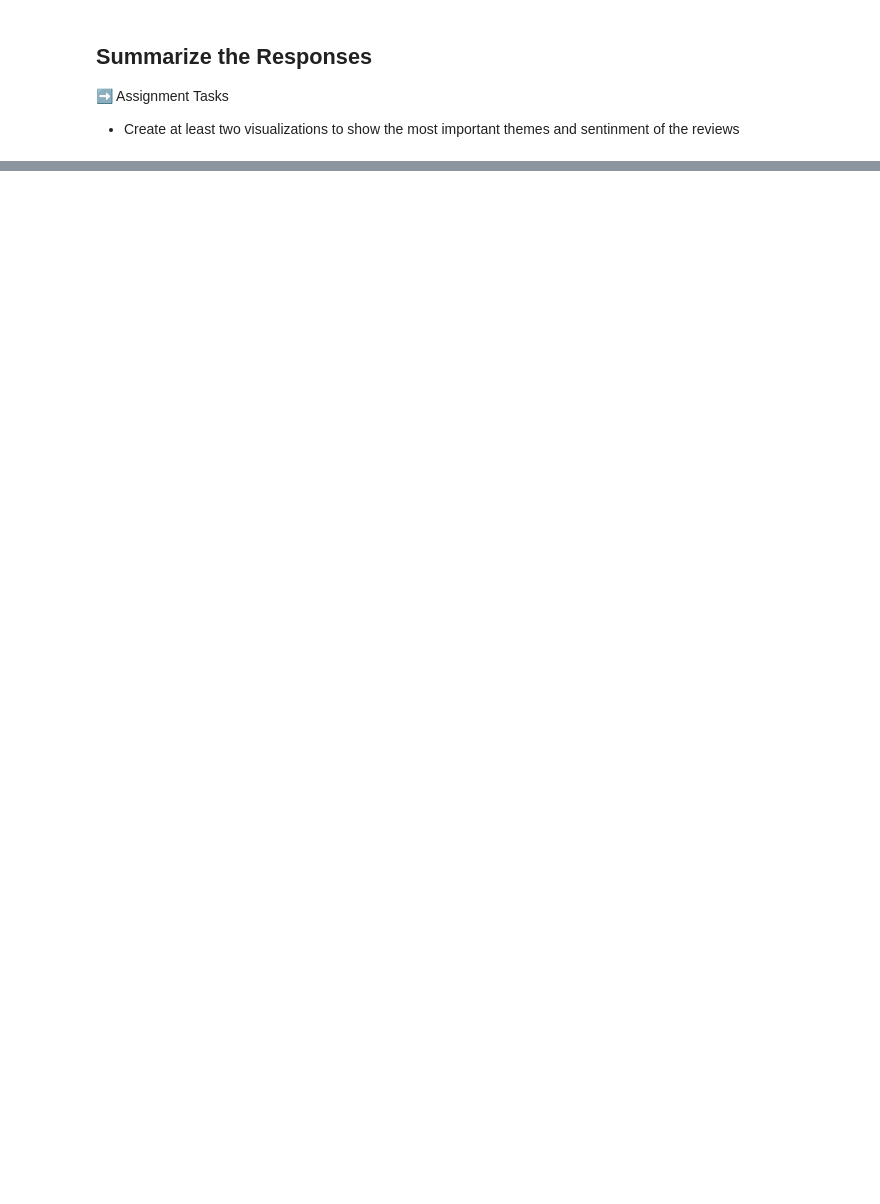
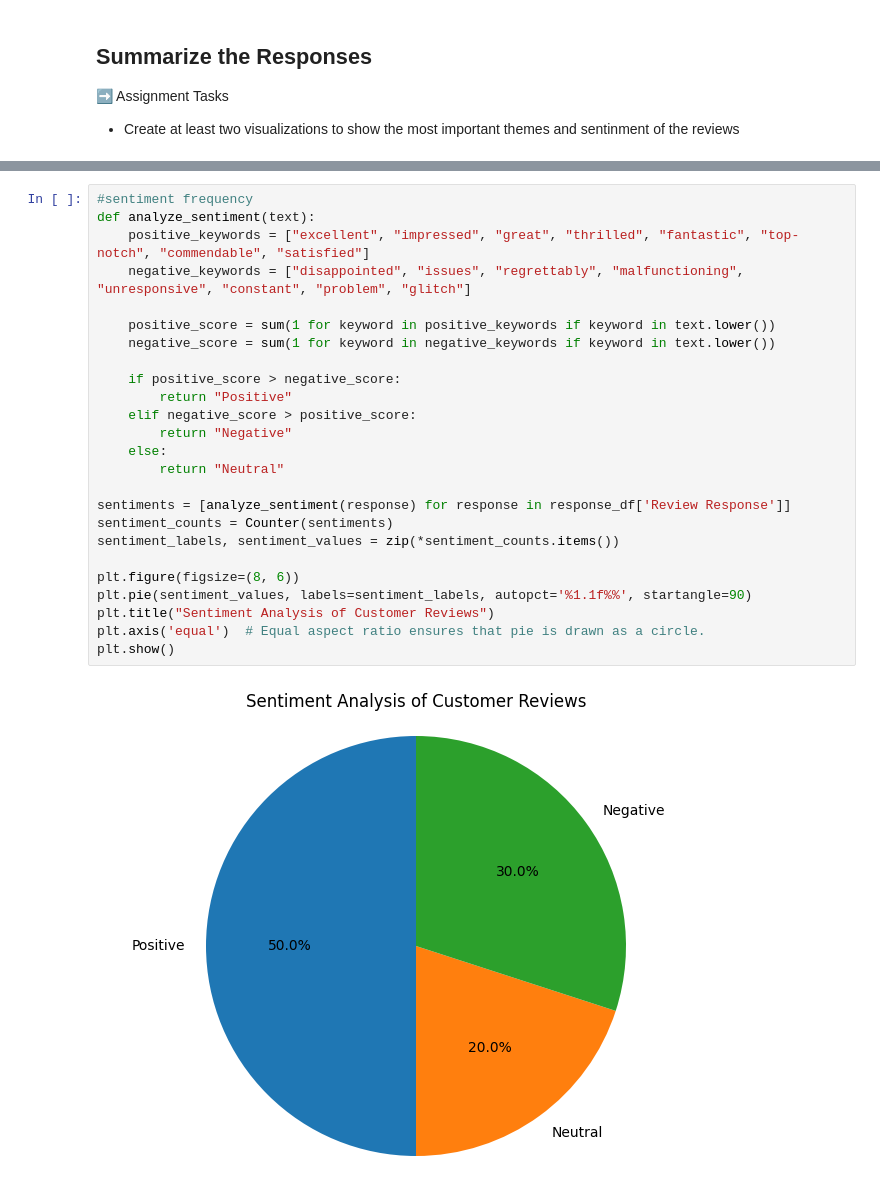
Before and after one commit to matiasarmesto/businessanalytics, a Jupyter notebook: Labs/Scripts/lab_14_megatelco_reviews.ipynb, the cells around one changed output, grey strips where cells are left out. Saved outputs shown, nothing was run; the diff lists cells and outputs as text; blank space fills up the shorter version.

```diff
--- a/Labs/Scripts/lab_14_megatelco_reviews.ipynb
+++ b/Labs/Scripts/lab_14_megatelco_reviews.ipynb
@@ -152,0 +177,27 @@ show(df)
+# %%
+#sentiment frequency
+def analyze_sentiment(text):
+    positive_keywords = ["excellent", "impressed", "great", "thrilled", "fantastic", "top-notch", "commendable", "satisfied"]
+    negative_keywords = ["disappointed", "issues", "regrettably", "malfunctioning", "unresponsive", "constant", "problem", "glitch"]
+
+    positive_score = sum(1 for keyword in positive_keywords if keyword in text.lower())
+    negative_score = sum(1 for keyword in negative_keywords if keyword in text.lower())
+
+    if positive_score > negative_score:
+        return "Positive"
+    elif negative_score > positive_score:
+        return "Negative"
+    else:
+        return "Neutral"
+
+sentiments = [analyze_sentiment(response) for response in response_df['Review Response']]
+sentiment_counts = Counter(sentiments)
+sentiment_labels, sentiment_values = zip(*sentiment_counts.items())
+
+plt.figure(figsize=(8, 6))
+plt.pie(sentiment_values, labels=sentiment_labels, autopct='%1.1f%%', startangle=90)
+plt.title("Sentiment Analysis of Customer Reviews")
+plt.axis('equal')  # Equal aspect ratio ensures that pie is drawn as a circle.
+plt.show()
+# %% [output]
+[figure, added]
```
Also changed, not shown: parts of 5 cells of this notebook.
